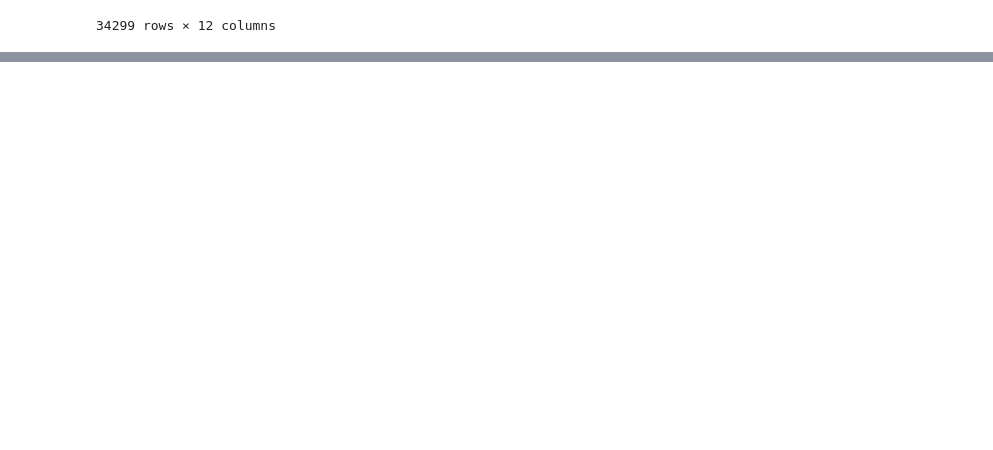
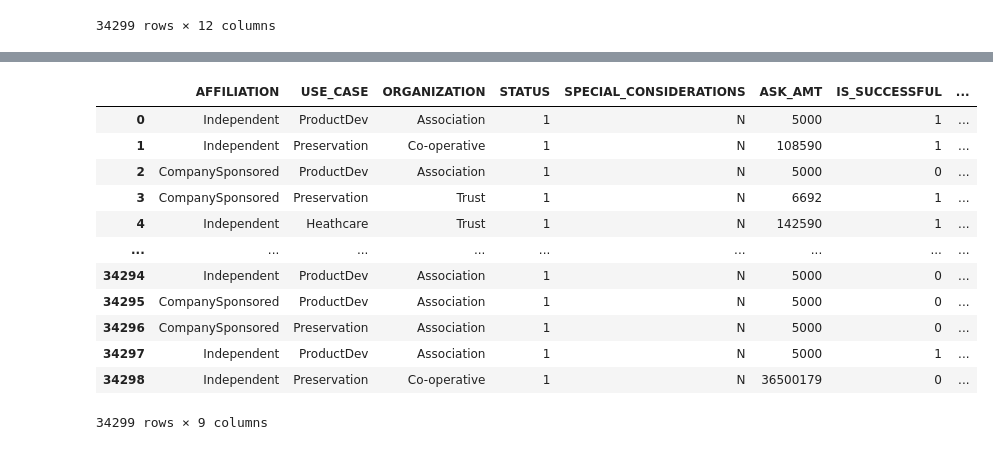
Before and after one commit to uzmabb182/Deep-Learning-Charity-Funding-Predictor, a Jupyter notebook: charity_funding_predictor.ipynb, the cells around one changed output, grey strips where cells are left out. Drawn from its saved outputs; the diff is of its cells as text; code cells hidden in the pictures; blank space fills up the shorter version.

```diff
--- a/charity_funding_predictor.ipynb
+++ b/charity_funding_predictor.ipynb
@@ -31,0 +220,3 @@ charity_df
+# %%
+charity_df['INCOME_UPPER'] = charity_df['INCOME_UPPER'].replace('M','', regex=True)
+charity_df['INCOME_LOWER'] = charity_df['INCOME_LOWER'].replace('M','', regex=True)
@@ -31,0 +238,19 @@ charity_df
+# %%
+# Drop 'EIN', 'NAME' columns from the dataframe
+
+charity_df = charity_df.drop(['INCOME_AMT', 'CLASSIFICATION', 'APPLICATION_TYPE'], axis=1)
+charity_df
+# %% [output]
+|  | AFFILIATION | USE_CASE | ORGANIZATION | STATUS | SPECIAL_CONSIDERATIONS | ASK_AMT | IS_SUCCESSFUL | ... |
+| 0 | Independent | ProductDev | Association | 1 | N | 5000 | 1 | ... |
+| 1 | Independent | Preservation | Co-operative | 1 | N | 108590 | 1 | ... |
+| 2 | CompanySponsored | ProductDev | Association | 1 | N | 5000 | 0 | ... |
+| 3 | CompanySponsored | Preservation | Trust | 1 | N | 6692 | 1 | ... |
+| 4 | Independent | Heathcare | Trust | 1 | N | 142590 | 1 | ... |
+| ... | ... | ... | ... | ... | ... | ... | ... | ... |
+| 34294 | Independent | ProductDev | Association | 1 | N | 5000 | 0 | ... |
+| 34295 | CompanySponsored | ProductDev | Association | 1 | N | 5000 | 0 | ... |
+| 34296 | CompanySponsored | Preservation | Association | 1 | N | 5000 | 0 | ... |
+| 34297 | Independent | ProductDev | Association | 1 | N | 5000 | 1 | ... |
+| 34298 | Independent | Preservation | Co-operative | 1 | N | 36500179 | 0 | ... |
+34299 rows × 9 columns
```
Also changed, not shown: parts of 23 cells of this notebook.
